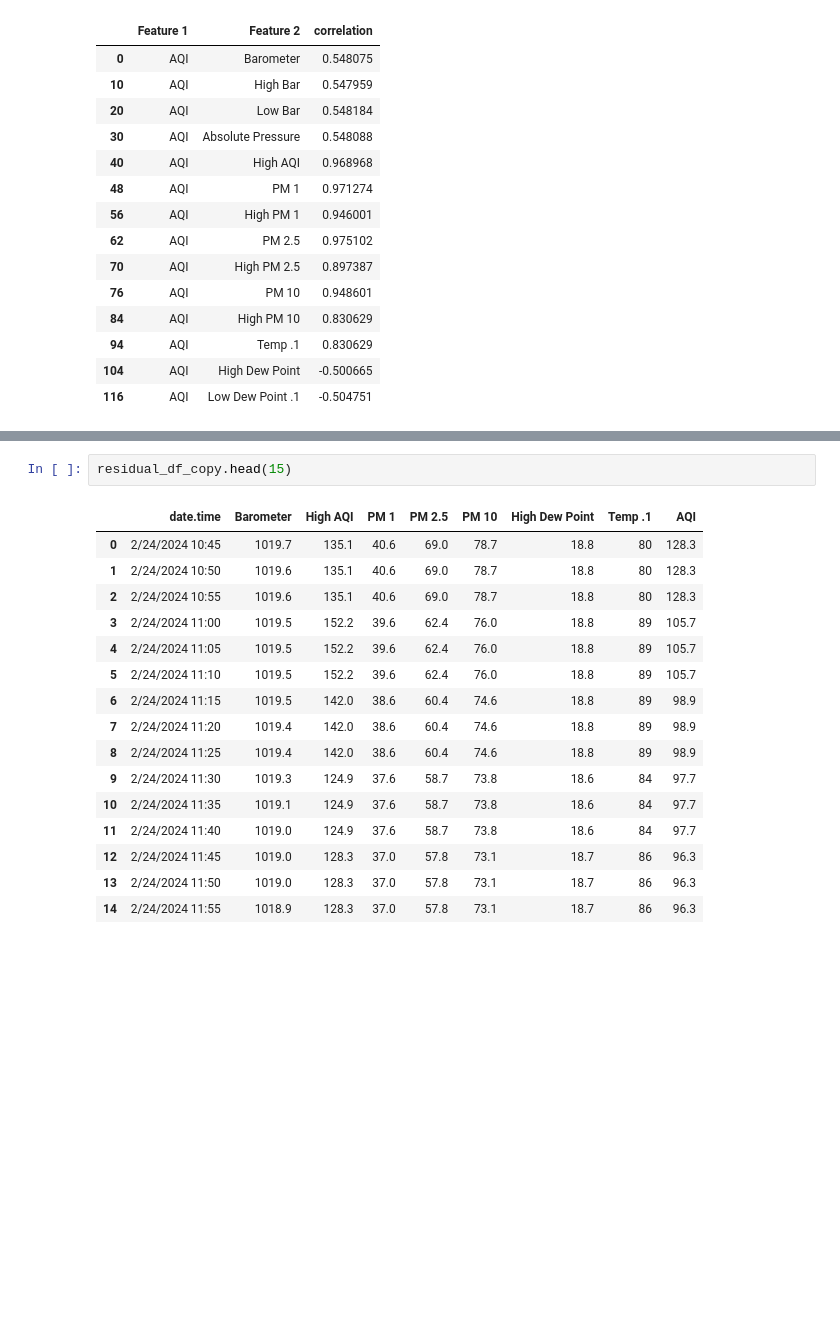
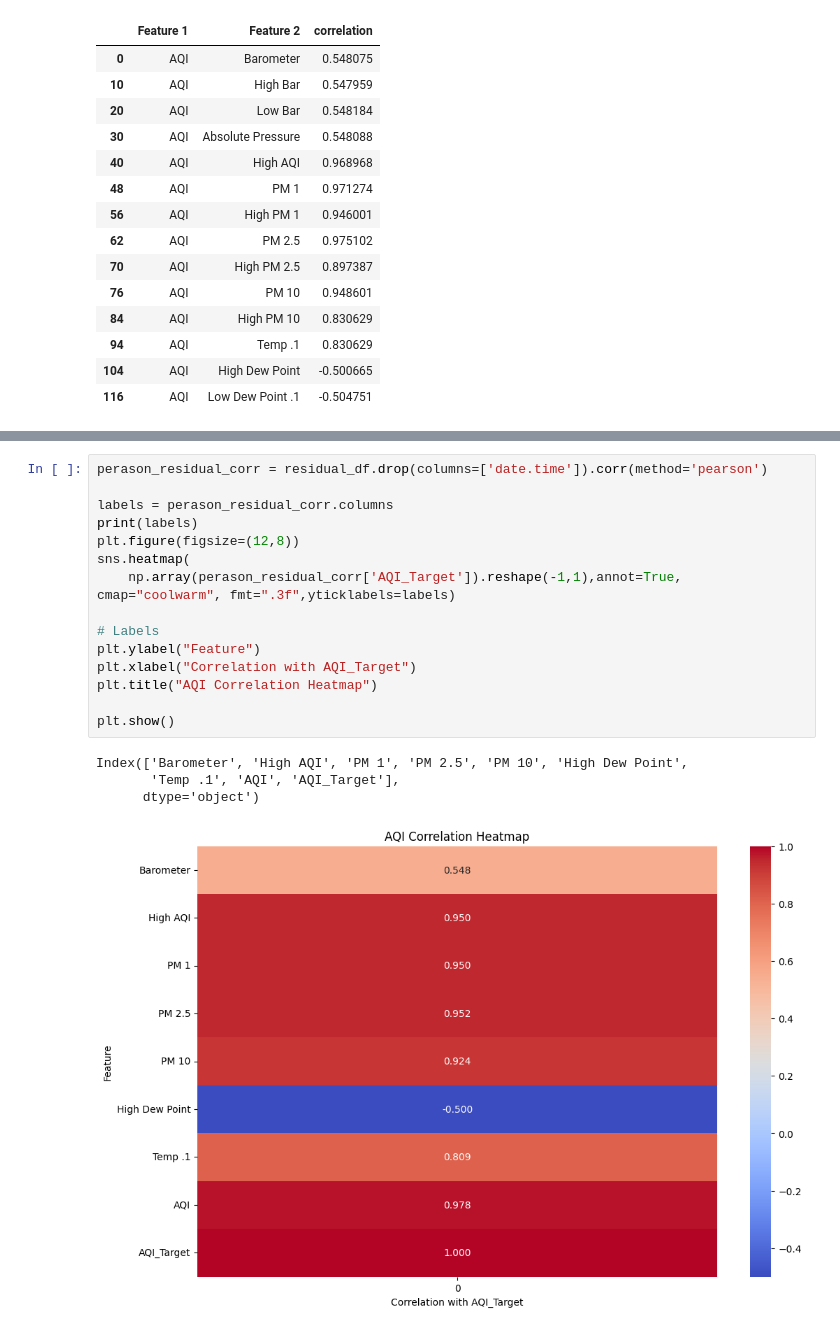
Before and after one commit to FaYMan2/minor, a Jupyter notebook: test.ipynb, the cells around one changed output, grey strips where cells are left out. Drawn from its saved outputs; the diff is of its cells as text; blank space fills up the shorter version.

```diff
--- a/test.ipynb
+++ b/test.ipynb
@@ -312,19 +310,20 @@ residual_df.head(8)
-# %%
-residual_df_copy.head(15)
-# %% [output]
-|  | date.time | Barometer | High AQI | PM 1 | PM 2.5 | PM 10 | High Dew Point | Temp .1 | AQI |
-| 0 | 2/24/2024 10:45 | 1019.7 | 135.1 | 40.6 | 69.0 | 78.7 | 18.8 | 80 | 128.3 |
-| 1 | 2/24/2024 10:50 | 1019.6 | 135.1 | 40.6 | 69.0 | 78.7 | 18.8 | 80 | 128.3 |
-| 2 | 2/24/2024 10:55 | 1019.6 | 135.1 | 40.6 | 69.0 | 78.7 | 18.8 | 80 | 128.3 |
-| 3 | 2/24/2024 11:00 | 1019.5 | 152.2 | 39.6 | 62.4 | 76.0 | 18.8 | 89 | 105.7 |
-| 4 | 2/24/2024 11:05 | 1019.5 | 152.2 | 39.6 | 62.4 | 76.0 | 18.8 | 89 | 105.7 |
-| 5 | 2/24/2024 11:10 | 1019.5 | 152.2 | 39.6 | 62.4 | 76.0 | 18.8 | 89 | 105.7 |
-| 6 | 2/24/2024 11:15 | 1019.5 | 142.0 | 38.6 | 60.4 | 74.6 | 18.8 | 89 | 98.9 |
-| 7 | 2/24/2024 11:20 | 1019.4 | 142.0 | 38.6 | 60.4 | 74.6 | 18.8 | 89 | 98.9 |
-| 8 | 2/24/2024 11:25 | 1019.4 | 142.0 | 38.6 | 60.4 | 74.6 | 18.8 | 89 | 98.9 |
-| 9 | 2/24/2024 11:30 | 1019.3 | 124.9 | 37.6 | 58.7 | 73.8 | 18.6 | 84 | 97.7 |
-| 10 | 2/24/2024 11:35 | 1019.1 | 124.9 | 37.6 | 58.7 | 73.8 | 18.6 | 84 | 97.7 |
-| 11 | 2/24/2024 11:40 | 1019.0 | 124.9 | 37.6 | 58.7 | 73.8 | 18.6 | 84 | 97.7 |
-| 12 | 2/24/2024 11:45 | 1019.0 | 128.3 | 37.0 | 57.8 | 73.1 | 18.7 | 86 | 96.3 |
-| 13 | 2/24/2024 11:50 | 1019.0 | 128.3 | 37.0 | 57.8 | 73.1 | 18.7 | 86 | 96.3 |
-| 14 | 2/24/2024 11:55 | 1018.9 | 128.3 | 37.0 | 57.8 | 73.1 | 18.7 | 86 | 96.3 |
+# %%
+perason_residual_corr = residual_df.drop(columns=['date.time']).corr(method='pearson')
+
+labels = perason_residual_corr.columns
+print(labels)
+plt.figure(figsize=(12,8))
+sns.heatmap(
+    np.array(perason_residual_corr['AQI_Target']).reshape(-1,1),annot=True, cmap="coolwarm", fmt=".3f",yticklabels=labels)
+
+# Labels
+plt.ylabel("Feature")
+plt.xlabel("Correlation with AQI_Target")
+plt.title("AQI Correlation Heatmap")
+
+plt.show()
+# %% [output]
+Index(['Barometer', 'High AQI', 'PM 1', 'PM 2.5', 'PM 10', 'High Dew Point',
+       'Temp .1', 'AQI', 'AQI_Target'],
+      dtype='object')
+[figure, added]
```
Also changed, not shown: parts of 8 cells of this notebook, 1 other file.
